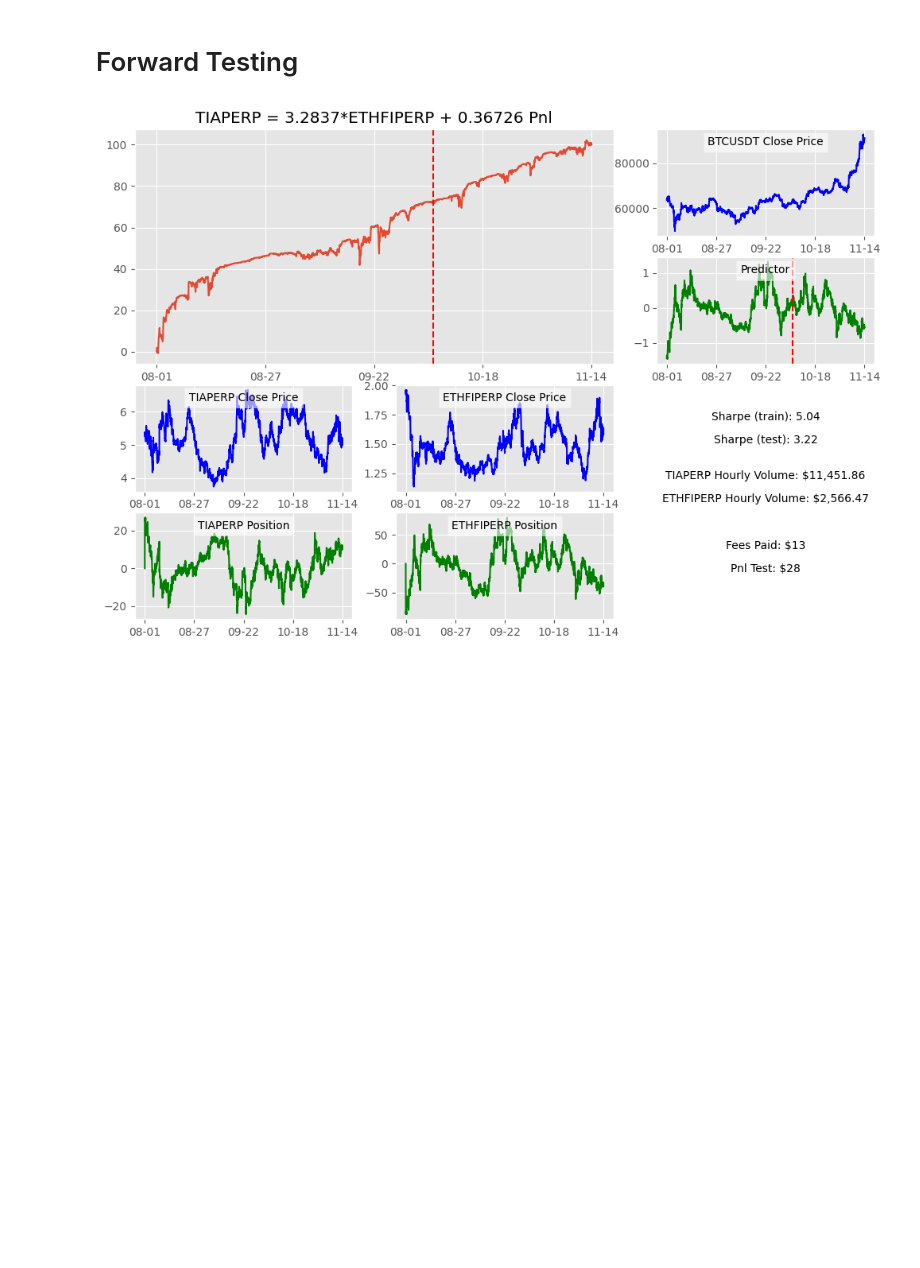
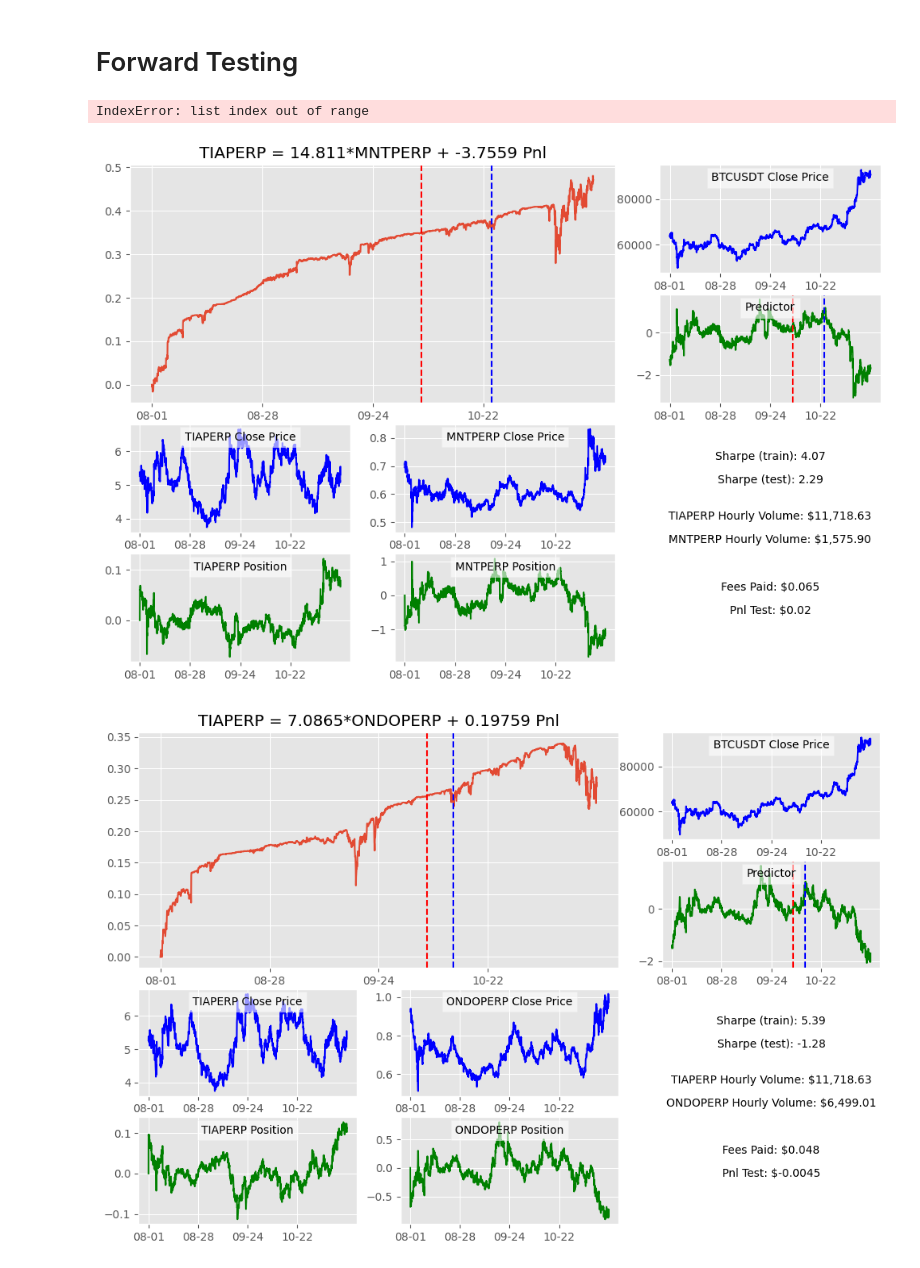
Before and after one commit to akhilkammila/cryptoAnalysis, a Jupyter notebook: cryptoAnalysis/backtest.ipynb, the cells around one changed output. Cells and saved outputs as stored; diff of their text form; code cells hidden in the pictures; blank space fills up the shorter version.

```diff
--- a/cryptoAnalysis/backtest.ipynb
+++ b/cryptoAnalysis/backtest.ipynb
@@ -309,8 +307,8 @@ def test_statarb(stock1, stock2, slope, intercept, signalStd=1):
 
         # Add stop loss
         if engine.get_date() < end_time:
-            predictorLow = min(predictorLow, signal)
-            predictorHigh = max(predictorHigh, signal)
+            predictorLow = -signalStd*5
+            predictorHigh = signalStd*5
         if not stopLoss and engine.get_date() > end_time:
             if signal < predictorLow or signal > predictorHigh:
                 stopLoss = engine.get_date()
@@ -321,9 +319,14 @@ def test_statarb(stock1, stock2, slope, intercept, signalStd=1):
         """
 
         position_dollars = abs(data[col1]) + abs(data[col2]*beta) # per 1 signal, this is dollars
-        position_volume = signal * (100/position_dollars) # 1 std signal --> $100 worth of stock
+        total_dollars = 0.33*signal
+        stock1_dollars = data[col1]/position_dollars * total_dollars
+        stock2_dollars = data[col2]*beta/position_dollars * total_dollars
 
-        desired_position = {stock1: -position_volume, stock2: beta*position_volume}
+        # position_volume = signal * (100/position_dollars) # 1 std signal --> $100 worth of stock
+
+
+        desired_position = {stock1: -stock1_dollars/data[col1], stock2: stock2_dollars/data[col2]}
         curr_position = engine.get_position()
 
         position_change = {}
@@ -367,24 +373,26 @@ test_end_time = datetime(2024, 11, 14, 6, 0)
 increment = timedelta(hours=1)
 # %%
-# test_statarb('TIAPERP', 'MNTPERP', 14.811, -3.7559, 0.46739)
-# test_statarb('TIAPERP', 'ONDOPERP', 7.0865, 0.19759, 0.43472)
+test_statarb('TIAPERP', 'MNTPERP', 14.811, -3.7559, 0.46739)
+test_statarb('TIAPERP', 'ONDOPERP', 7.0865, 0.19759, 0.43472)
 # test_statarb('DGBUSDT', 'ETH-28MAR25', 1.3735e-06, 0.0030763, 0.00035212)
 test_statarb('TIAPERP', 'ETHFIPERP', 3.2837, 0.36726, 0.46345)
 # test_statarb('DGBUSDT', 'ETCPERP', 0.00036568, -0.00015874, 0.00030344)
 # test_statarb('DGBUSDT', 'ETH-27DEC24', 1.4405e-06, 0.0029837, 0.00035144)
 # test_statarb('FORTHUSDT', 'FUNUSDT', 1014.2, -0.43762, 0.060189)
 # test_statarb('ARBPERP', 'ETHFIPERP', 0.27085, 0.1614, 0.016934)
-# test_statarb('DGBUSDT', 'GNOUSDT', 2.8131e-05, 0.0022015, 0.00029619)
-# test_statarb('TIAPERP', 'ETCPERP', 0.53336, -4.9412, 0.4869)
-# test_statarb('OXTUSDT', 'SCRTUSDT', 0.24485, 0.02125, 0.0033312)
-# test_statarb('VTHOUSDT', 'ETHFIPERP', 0.00070545, 0.00096964, 6.5433e-05)
+test_statarb('DGBUSDT', 'GNOUSDT', 2.8131e-05, 0.0022015, 0.00029619)
+test_statarb('TIAPERP', 'ETCPERP', 0.53336, -4.9412, 0.4869)
+test_statarb('OXTUSDT', 'SCRTUSDT', 0.24485, 0.02125, 0.0033312)
+test_statarb('VTHOUSDT', 'ETHFIPERP', 0.00070545, 0.00096964, 6.5433e-05)
 # test_statarb('DGBUSDT', 'COMBOUSDT', 0.010374, 0.0024461, 0.0002534)
 # test_statarb('SUIPERP', 'ETHFIPERP', 0.9008, -0.22335, 0.35693)
 # test_statarb('OXTUSDT', 'XCNUSDT', 48.514, 0.0074047, 0.0025626)
 # test_statarb('OSMOUSDT', 'ETHFIPERP', 0.32422, -0.02445, 0.070224)
 # test_statarb('AEVOPERP', 'MNTPERP', 0.89831, -0.17899, 0.022294)
 # test_statarb('OSMOUSDT', 'MNTPERP', 1.0424, -0.17976, 0.078562)
 # test_statarb('DGBUSDT', 'ETHFIPERP', 0.0018711, 0.0040316, 0.00034446)
 # test_statarb('TIAPERP', 'ARBPERP', 12.551, -1.8262, 0.389)
 # %% [output]
+IndexError: list index out of range
-[figure, old version]
+[figure, new version]
+[figure, added]
```
Also changed, not shown: parts of 5 cells of this notebook.
